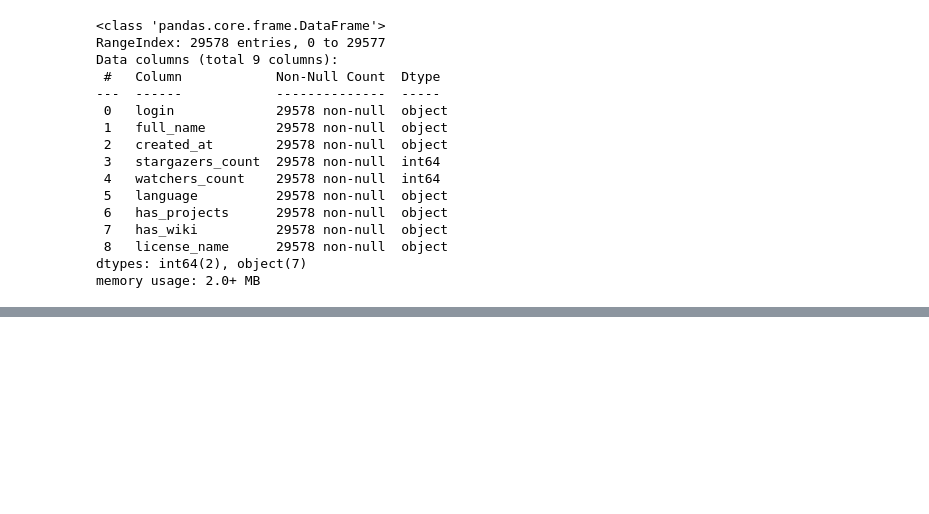
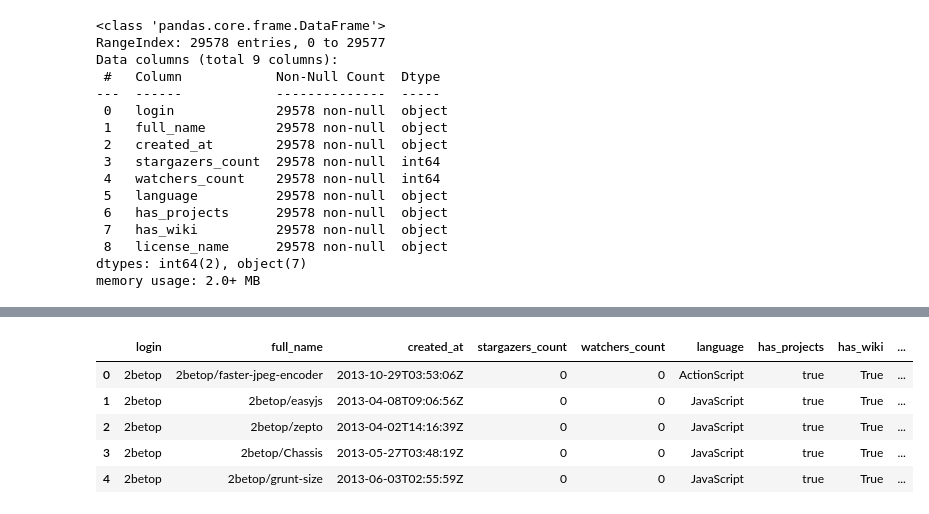
Before and after one commit to tuxdna/tds-project1, a Jupyter notebook: notebook.ipynb, the cells around one changed output, grey strips where cells are left out. Cells and saved outputs as stored; diff of their text form; code cells hidden in the pictures; blank space fills up the shorter version.

```diff
--- a/notebook.ipynb
+++ b/notebook.ipynb
@@ -380,0 +417,9 @@ memory usage: 2.0+ MB
+# %%
+df_all_repos.head()
+# %% [output]
+|  | login | full_name | created_at | stargazers_count | watchers_count | language | has_projects | has_wiki | ... |
+| 0 | 2betop | 2betop/faster-jpeg-encoder | 2013-10-29T03:53:06Z | 0 | 0 | ActionScript | true | True | ... |
+| 1 | 2betop | 2betop/easyjs | 2013-04-08T09:06:56Z | 0 | 0 | JavaScript | true | True | ... |
+| 2 | 2betop | 2betop/zepto | 2013-04-02T14:16:39Z | 0 | 0 | JavaScript | true | True | ... |
+| 3 | 2betop | 2betop/Chassis | 2013-05-27T03:48:19Z | 0 | 0 | JavaScript | true | True | ... |
+| 4 | 2betop | 2betop/grunt-size | 2013-06-03T02:55:59Z | 0 | 0 | JavaScript | true | True | ... |
```
Also changed, not shown: parts of 17 cells of this notebook, 1 other file.
